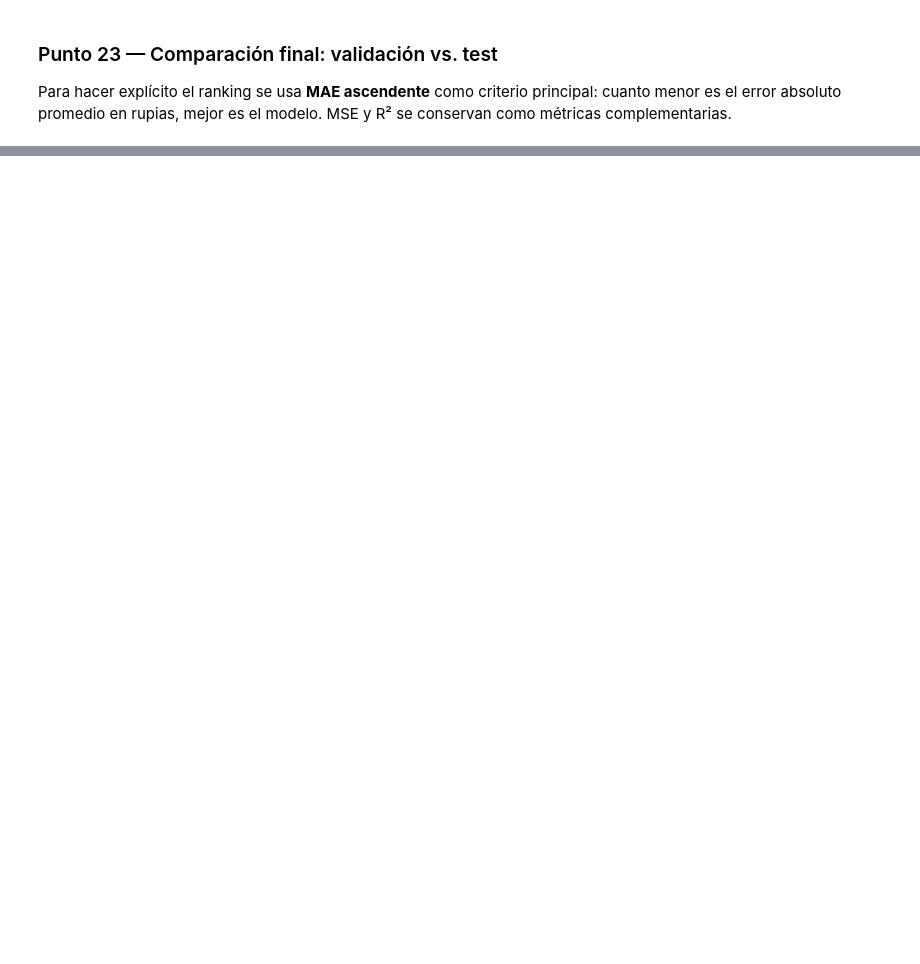
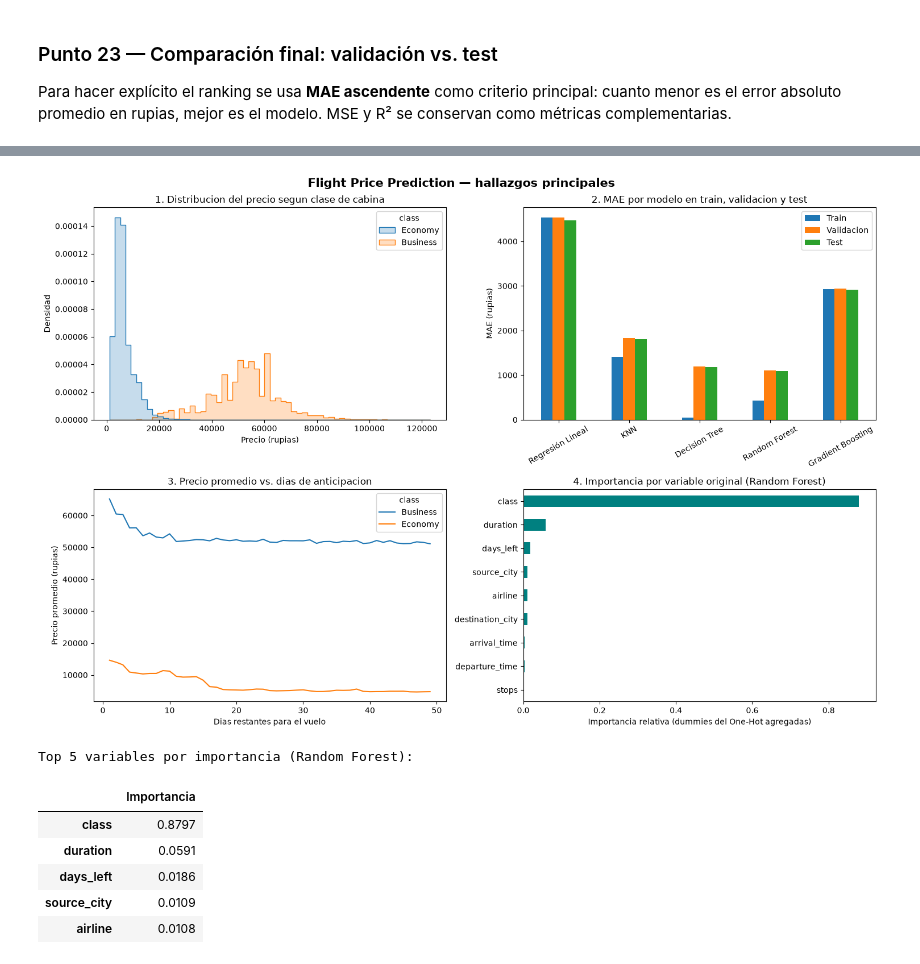
Before and after one commit to NathaliaValentinaCardozaAzuaje/ML-Workshop2, a Jupyter notebook: flightprice_workshop2.ipynb, the cells around one changed output, grey strips where cells are left out. Cells and saved outputs as stored; diff of their text form; code cells hidden in the pictures; blank space fills up the shorter version.

```diff
--- a/flightprice_workshop2.ipynb
+++ b/flightprice_workshop2.ipynb
@@ -575,0 +769,63 @@ Ranking test       (mejor a peor): Random Forest > Decision Tree > KNN > Gradien
+# %%
+fig, axes = plt.subplots(2, 2, figsize=(15, 10))
+fig.suptitle("Flight Price Prediction \u2014 hallazgos principales", fontsize=15, fontweight="bold")
+
+# (1,1) Distribucion del precio por clase de cabina -> la variable que domina el target
+sns.histplot(data=df, x="price", hue="class", bins=60, element="step",
+             stat="density", common_norm=False, ax=axes[0, 0])
+axes[0, 0].set_title("1. Distribucion del precio segun clase de cabina")
+axes[0, 0].set_xlabel("Precio (rupias)"); axes[0, 0].set_ylabel("Densidad")
+
+# (1,2) MAE en train / val / test por modelo -> overfitting y consistencia val-test
+mae_plot = pd.DataFrame({
+    "Train": reg_metrics_df.query("Conjunto == 'train'").set_index("Modelo")["MAE"],
+    "Validacion": reg_metrics_df.query("Conjunto == 'val'").set_index("Modelo")["MAE"],
+    "Test": reg_test_metrics_df["MAE"],
+}).loc[list(trained_reg_pipelines)]
+mae_plot.plot(kind="bar", ax=axes[0, 1])
+axes[0, 1].set_title("2. MAE por modelo en train, validacion y test")
+axes[0, 1].set_ylabel("MAE (rupias)"); axes[0, 1].set_xlabel("")
+axes[0, 1].tick_params(axis="x", rotation=30)
+
+# (2,1) Precio medio segun dias de anticipacion y clase -> senal temporal del negocio
+tendencia = df.groupby(["days_left", "class"], observed=True)["price"].mean().reset_index()
+sns.lineplot(data=tendencia, x="days_left", y="price", hue="class", ax=axes[1, 0])
+axes[1, 0].set_title("3. Precio promedio vs. dias de anticipacion")
+axes[1, 0].set_xlabel("Dias restantes para el vuelo"); axes[1, 0].set_ylabel("Precio promedio (rupias)")
+
+# (2,2) Importancia de variables del modelo ganador -> en que se apoya Random Forest
+# Las dummies del One-Hot reparten la importancia de una misma variable entre varias
+# columnas (ej. Response se divide en 4). Se agregan sumandolas para leer la
+# importancia real de cada variable ORIGINAL, no la de cada categoria por separado.
+def variable_original(nombre_transformado, columnas_originales):
+    cuerpo = nombre_transformado.split("__", 1)[1]
+    candidatas = [c for c in columnas_originales if cuerpo == c or cuerpo.startswith(c + "_")]
+    return max(candidatas, key=len) if candidatas else cuerpo
+
+rf_pipe = trained_reg_pipelines["Random Forest"]
+nombres = rf_pipe.named_steps["preprocessor"].get_feature_names_out()
+importancias = (
+    pd.Series(rf_pipe.named_steps["model"].feature_importances_, index=nombres)
+      .groupby([variable_original(n, X.columns) for n in nombres]).sum()
+      .sort_values(ascending=False)
+      .head(10)
+      .sort_values()
+)
+importancias.plot(kind="barh", ax=axes[1, 1], color="teal")
+axes[1, 1].set_title("4. Importancia por variable original (Random Forest)")
+axes[1, 1].set_xlabel("Importancia relativa (dummies del One-Hot agregadas)")
+
+plt.tight_layout()
+plt.show()
+
+print("Top 5 variables por importancia (Random Forest):")
+display(importancias.sort_values(ascending=False).head(5).round(4).to_frame("Importancia"))
+# %% [output]
+[figure, added]
+Top 5 variables por importancia (Random Forest):
+|  | Importancia |
+| class | 0.8797 |
+| duration | 0.0591 |
+| days_left | 0.0186 |
+| source_city | 0.0109 |
+| airline | 0.0108 |
```
Also changed, not shown: parts of 24 cells of this notebook, 1 other file.
